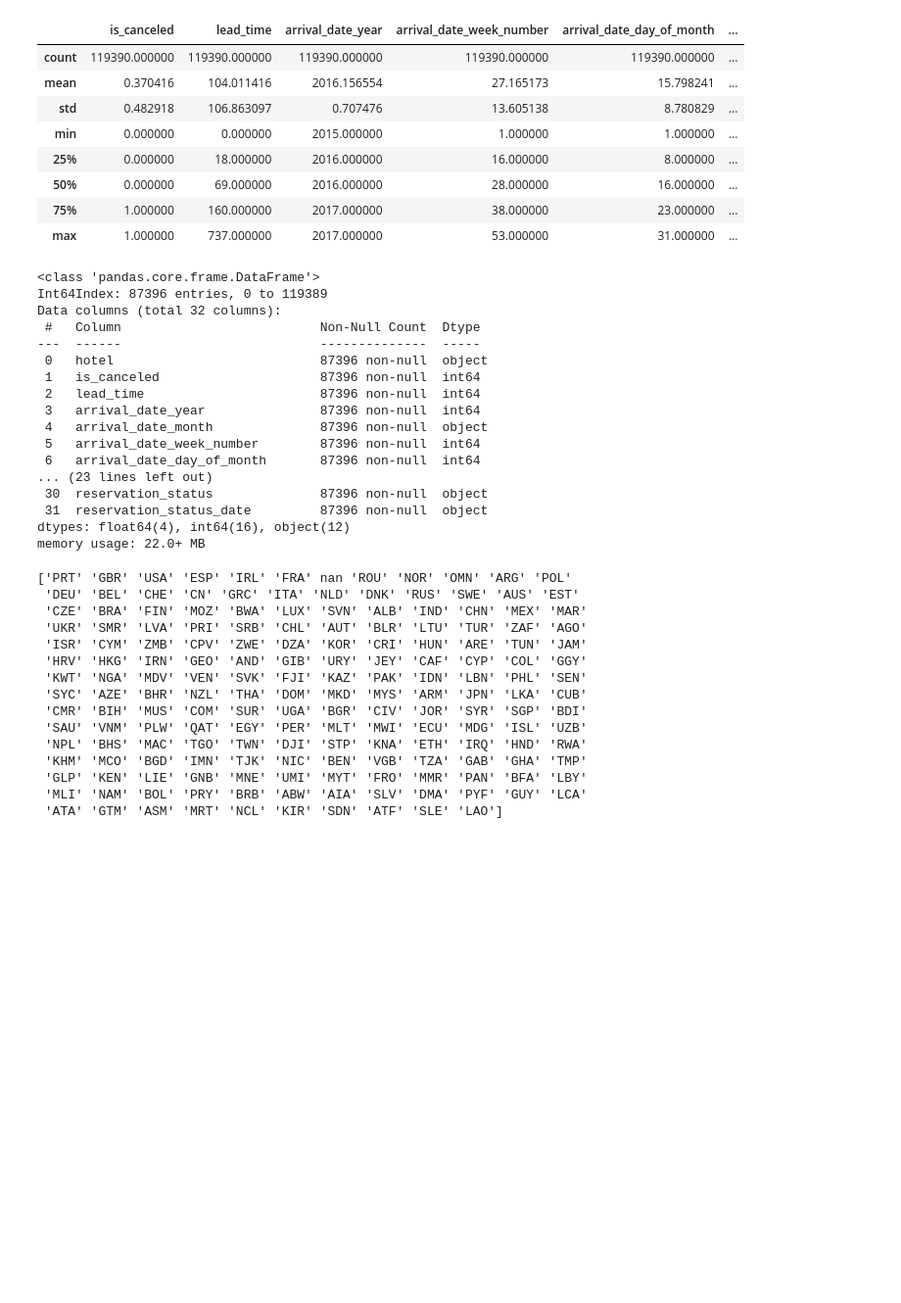
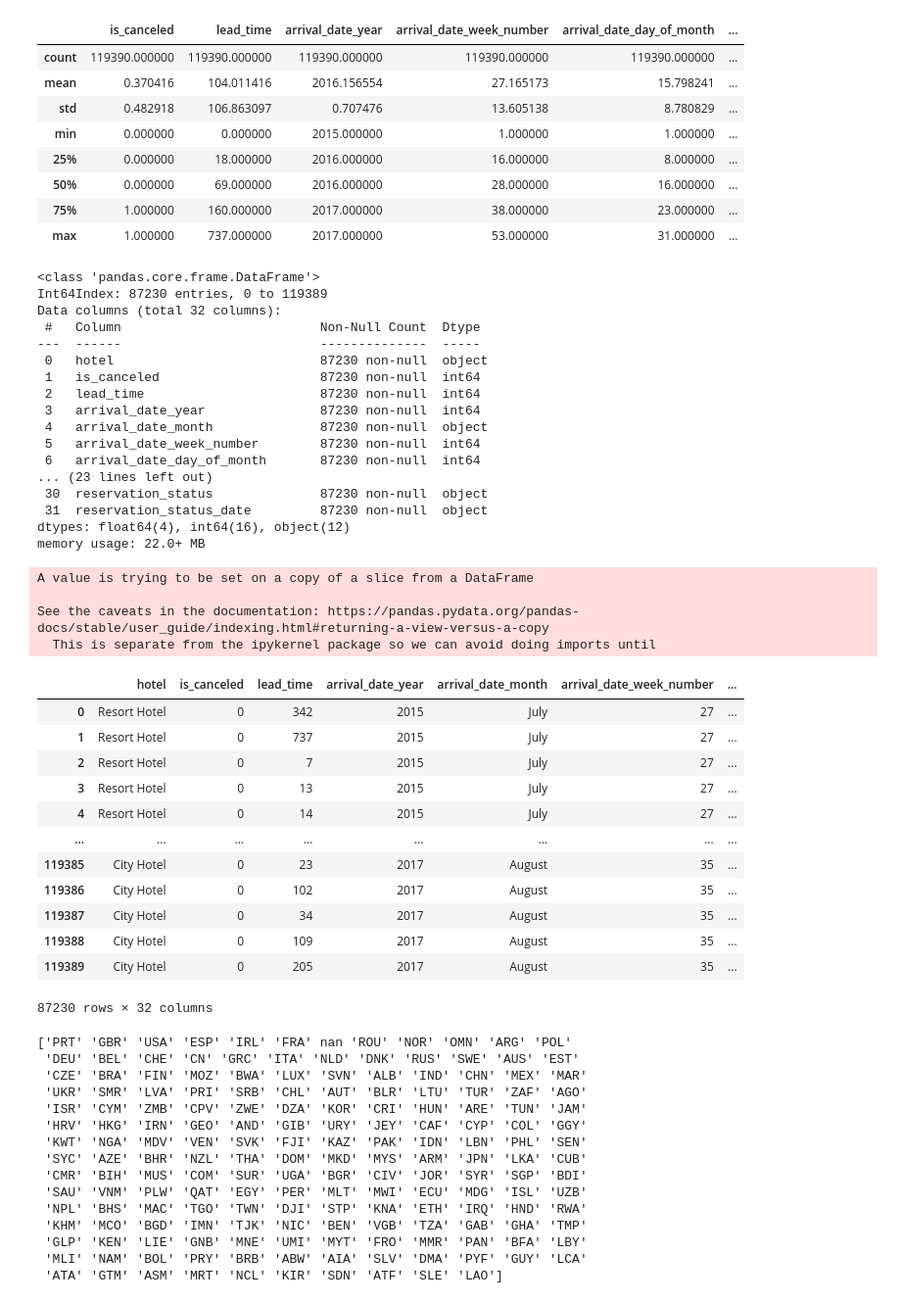
Before and after one commit to Naman2827/hotel-booking-analysis, a Jupyter notebook: Hotel_Booking_Analysis_Capstone_Project.ipynb, the cells around one changed output. Shown at 98% size. Drawn from its saved outputs; the diff is of its cells as text; code cells hidden in the pictures; blank space fills up the shorter version.

```diff
--- a/Hotel_Booking_Analysis_Capstone_Project.ipynb
+++ b/Hotel_Booking_Analysis_Capstone_Project.ipynb
@@ -62,26 +62,50 @@ memory usage: 29.1+ MB
 # %%
 #Detecting and droping the duplicate value
 hba.duplicated().sum()
 hba.drop_duplicates(inplace=True)
 hba.info()
+
+# adults, babies and children cant be zero at same time, so dropping the rows having all these zero at same time
+
+filter = (hba.children == 0) & (hba.adults == 0) & (hba.babies == 0)
+hba[filter]
+hba = hba[~filter]
+hba
 # %% [output]
 <class 'pandas.core.frame.DataFrame'>
-Int64Index: 87396 entries, 0 to 119389
+Int64Index: 87230 entries, 0 to 119389
 Data columns (total 32 columns):
  #   Column                          Non-Null Count  Dtype
 ---  ------                          --------------  -----
- 0   hotel                           87396 non-null  object
- 1   is_canceled                     87396 non-null  int64
- 2   lead_time                       87396 non-null  int64
- 3   arrival_date_year               87396 non-null  int64
- 4   arrival_date_month              87396 non-null  object
- 5   arrival_date_week_number        87396 non-null  int64
- 6   arrival_date_day_of_month       87396 non-null  int64
+ 0   hotel                           87230 non-null  object
+ 1   is_canceled                     87230 non-null  int64
+ 2   lead_time                       87230 non-null  int64
+ 3   arrival_date_year               87230 non-null  int64
+ 4   arrival_date_month              87230 non-null  object
+ 5   arrival_date_week_number        87230 non-null  int64
+ 6   arrival_date_day_of_month       87230 non-null  int64
 ... (23 lines left out)
- 30  reservation_status              87396 non-null  object
- 31  reservation_status_date         87396 non-null  object
+ 30  reservation_status              87230 non-null  object
+ 31  reservation_status_date         87230 non-null  object
 dtypes: float64(4), int64(16), object(12)
 memory usage: 22.0+ MB
+A value is trying to be set on a copy of a slice from a DataFrame
+
+See the caveats in the documentation: https://pandas.pydata.org/pandas-docs/stable/user_guide/indexing.html#returning-a-view-versus-a-copy
+  This is separate from the ipykernel package so we can avoid doing imports until
+|  | hotel | is_canceled | lead_time | arrival_date_year | arrival_date_month | arrival_date_week_number | ... |
+| 0 | Resort Hotel | 0 | 342 | 2015 | July | 27 | ... |
+| 1 | Resort Hotel | 0 | 737 | 2015 | July | 27 | ... |
+| 2 | Resort Hotel | 0 | 7 | 2015 | July | 27 | ... |
+| 3 | Resort Hotel | 0 | 13 | 2015 | July | 27 | ... |
+| 4 | Resort Hotel | 0 | 14 | 2015 | July | 27 | ... |
+| ... | ... | ... | ... | ... | ... | ... | ... |
+| 119385 | City Hotel | 0 | 23 | 2017 | August | 35 | ... |
+| 119386 | City Hotel | 0 | 102 | 2017 | August | 35 | ... |
+| 119387 | City Hotel | 0 | 34 | 2017 | August | 35 | ... |
+| 119388 | City Hotel | 0 | 109 | 2017 | August | 35 | ... |
+| 119389 | City Hotel | 0 | 205 | 2017 | August | 35 | ... |
+87230 rows × 32 columns
 # %%
 #Detecting and replacing the NaN value
 hba.isnull().sum()
```
Also changed, not shown: parts of 10 cells of this notebook.
